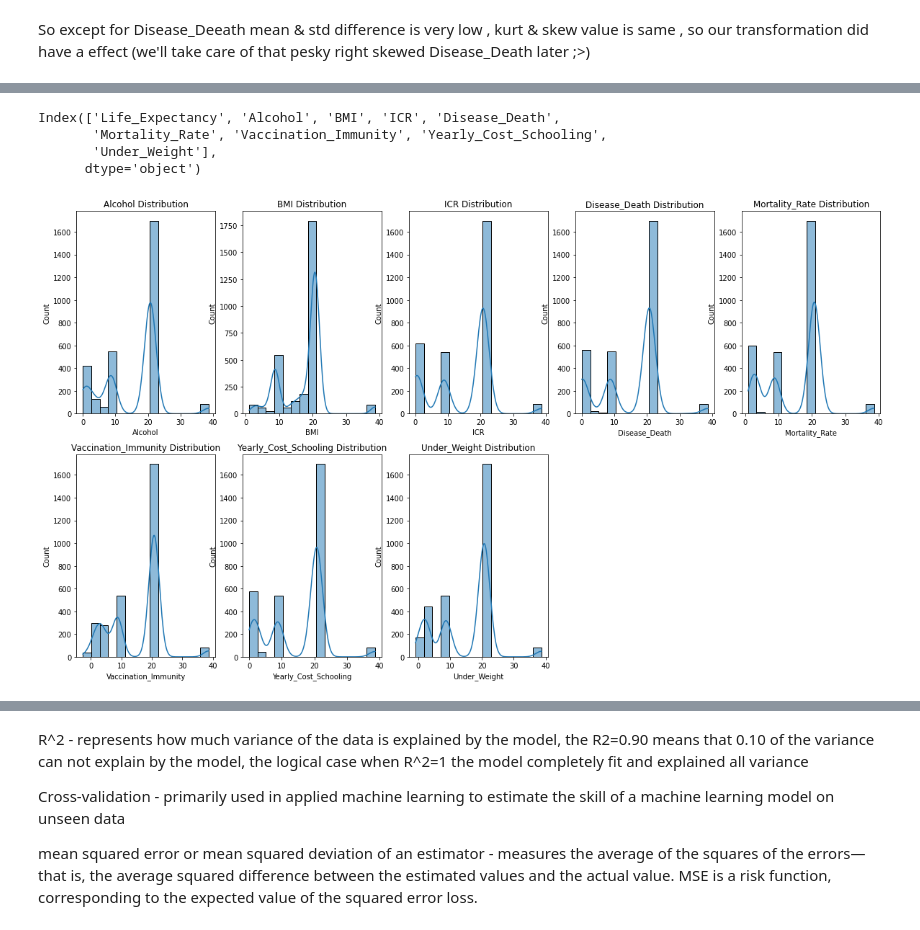
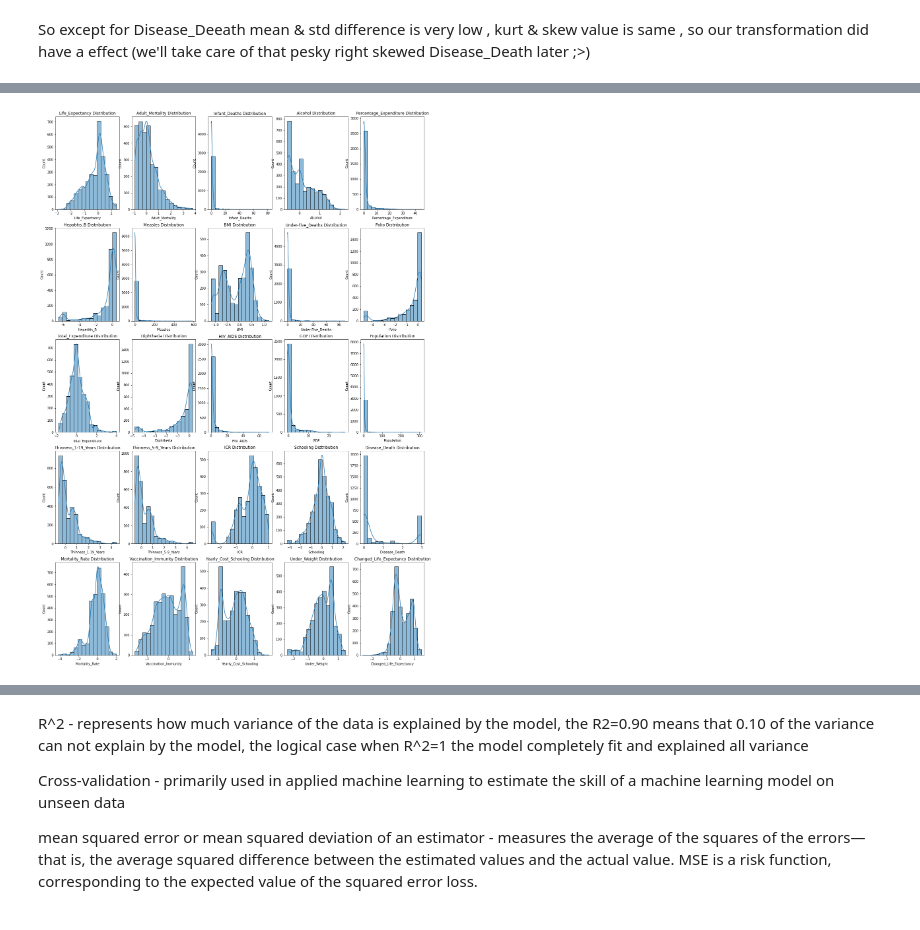
Before and after one commit to Pritam3355/Kaggle-, a Jupyter notebook: Life_Expectancy_WHO_Feature_Engineering/feature-creation-r2-score-98.ipynb, the cells around one changed output, grey strips where cells are left out. Saved outputs shown, nothing was run; the diff lists cells and outputs as text; code cells hidden in the pictures.

```diff
--- a/Life_Expectancy_WHO_Feature_Engineering/feature-creation-r2-score-98.ipynb
+++ b/Life_Expectancy_WHO_Feature_Engineering/feature-creation-r2-score-98.ipynb
@@ -531,0 +537,9 @@ df['Under_Weight']=(np.log(df['Thinness_1-19_Years'])+np.log(df['Thinness_5-9_Ye
+# %%
+df['Changed_Life_Expectancy']=np.log(df['Changed_Life_Expectancy'])
+# %%
+from sklearn.preprocessing import RobustScaler
+scaler=RobustScaler()
+df_new=df
+df_new.drop(['Country','Year','Status'],axis=1,inplace=True)
+df_robust_scaler=pd.DataFrame(scaler.fit_transform(df_new),columns=df_new.columns)
+df_robust_scaler.head(5)
@@ -532,5 +553,5 @@ df['Under_Weight']=(np.log(df['Thinness_1-19_Years'])+np.log(df['Thinness_5-9_Ye
 # %%
-col=['Disease_Death','Mortality_Rate', 'Vaccination_Immunity','Yearly_Cost_Schooling','Under_Weight']
+col=['Disease_Death','Mortality_Rate', 'Vaccination_Immunity','Yearly_Cost_Schooling','Under_Weight','Changed_Life_Expectancy']
 dic={}
 for i in range(len(col)):
     dic[col[i]]=i+1
@@ -540,7 +561,7 @@ plt.figure(figsize=(20,30))
 
 for key,val in dic.items():
     plt.subplot(5,4,val)
-    sns.histplot(x=df[key],data=df,bins=10,kde=True)
+    sns.histplot(x=df_robust_scaler[key],data=df_robust_scaler,bins=10,kde=True)
     plt.xlabel(key)
     plt.title(key+' Distribution')
 
@@ -550,5 +571,5 @@ plt.show()
 # %%
-col=['Disease_Death','Mortality_Rate', 'Vaccination_Immunity','Yearly_Cost_Schooling','Under_Weight']
+col=['Disease_Death','Mortality_Rate', 'Vaccination_Immunity','Yearly_Cost_Schooling','Under_Weight','Changed_Life_Expectancy']
 dic={}
 for i in range(len(col)):
     dic[col[i]]=i+1
@@ -557,7 +578,7 @@ plt.figure(figsize=(20,30))
 
 for key,val in dic.items():
     plt.subplot(5,5,val)
-    sns.boxplot(x=df[key],data=df,boxprops=dict(alpha=0.3))
+    sns.boxplot(x=df_robust_scaler[key],data=df_robust_scaler,boxprops=dict(alpha=0.3))
     plt.xlabel(key)
     plt.title(key+' Distribution')
 
@@ -618,10 +621,3 @@ def outlier_imputation(data):
         data[data[col]<lower_range]=lower_range
         data[data[col]>upper_range]=upper_range
     return data
-# %%
-df.columns
-# %% [output]
-Index(['Life_Expectancy', 'Alcohol', 'BMI', 'ICR', 'Disease_Death',
-       'Mortality_Rate', 'Vaccination_Immunity', 'Yearly_Cost_Schooling',
-       'Under_Weight'],
-      dtype='object')
@@ -632,20 +626,24 @@ df=outlier_imputation(df[['Alcohol', 'BMI', 'ICR',
 # %%
-col=['Alcohol', 'BMI', 'ICR', 'Disease_Death',
+col=['Life_Expectancy', 'Adult_Mortality',
+       'Infant_Deaths', 'Alcohol', 'Percentage_Expenditure', 'Hepatitis_B',
+       'Measles', 'BMI', 'Under-Five_Deaths', 'Polio', 'Total_Expenditure',
+       'Diphtheria', 'HIV_AIDS', 'GDP', 'Population', 'Thinness_1-19_Years',
+       'Thinness_5-9_Years', 'ICR', 'Schooling', 'Disease_Death',
        'Mortality_Rate', 'Vaccination_Immunity', 'Yearly_Cost_Schooling',
-       'Under_Weight']
+       'Under_Weight', 'Changed_Life_Expectancy']
 dic={}
 for i in range(len(col)):
     dic[col[i]]=i+1
 # Detect outliers in each variable using box plots.
 plt.figure(figsize=(20,30))
 
 for key,val in dic.items():
     plt.subplot(5,5,val)
-    sns.histplot(x=df[key],data=df,bins=15,kde=True)
+    sns.histplot(x=df_robust_scaler[key],data=df_robust_scaler,bins=15,kde=True)
     plt.xlabel(key)
     plt.title(key+' Distribution')
 
 plt.show()
 # %% [output]
-[figure, old version]
+[figure, new version]
 # %%
```
Also changed, not shown: parts of 56 cells of this notebook.
